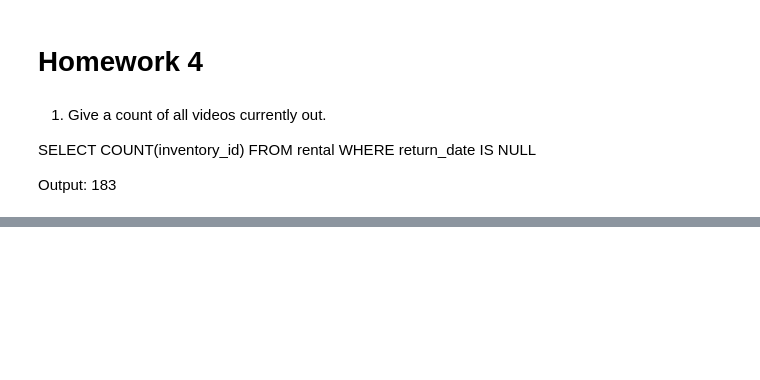
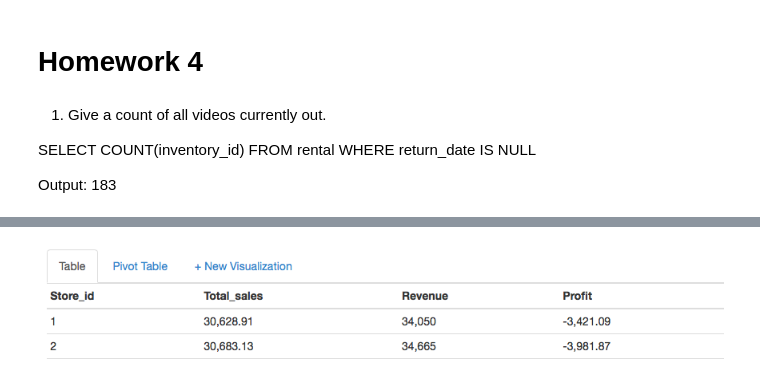
Before and after one commit to Columbia-Intro-Data-Science/python-introduction-rdpunjabi, a Jupyter notebook: Homework 4.ipynb, the cells around one changed output, grey strips where cells are left out. Cells and saved outputs as stored; diff of their text form; code cells hidden in the pictures; blank space fills up the shorter version.

```diff
--- a/Homework 4.ipynb
+++ b/Homework 4.ipynb
@@ -44,3 +52,8 @@ Output:
 Ans: Store 1 is more profitable than Store 2.
 # %% [markdown]
 <img src="Screen Shot 2017-04-13 at 5.09.43 PM.jpeg">
+# %%
+from IPython.display import Image
+Image(filename='Screen Shot 2017-04-13 at 5.09.43 PM.jpeg')
+# %% [output]
+[figure, added]
```
Also changed, not shown: parts of 4 cells of this notebook.
